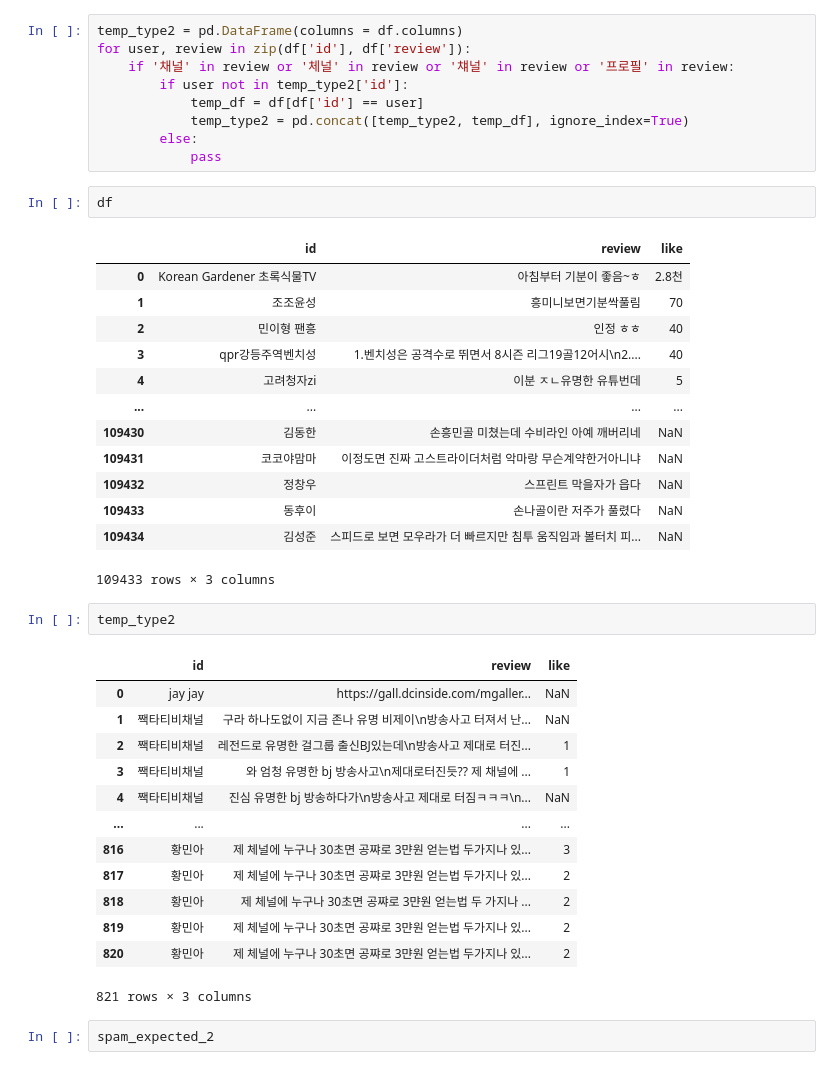
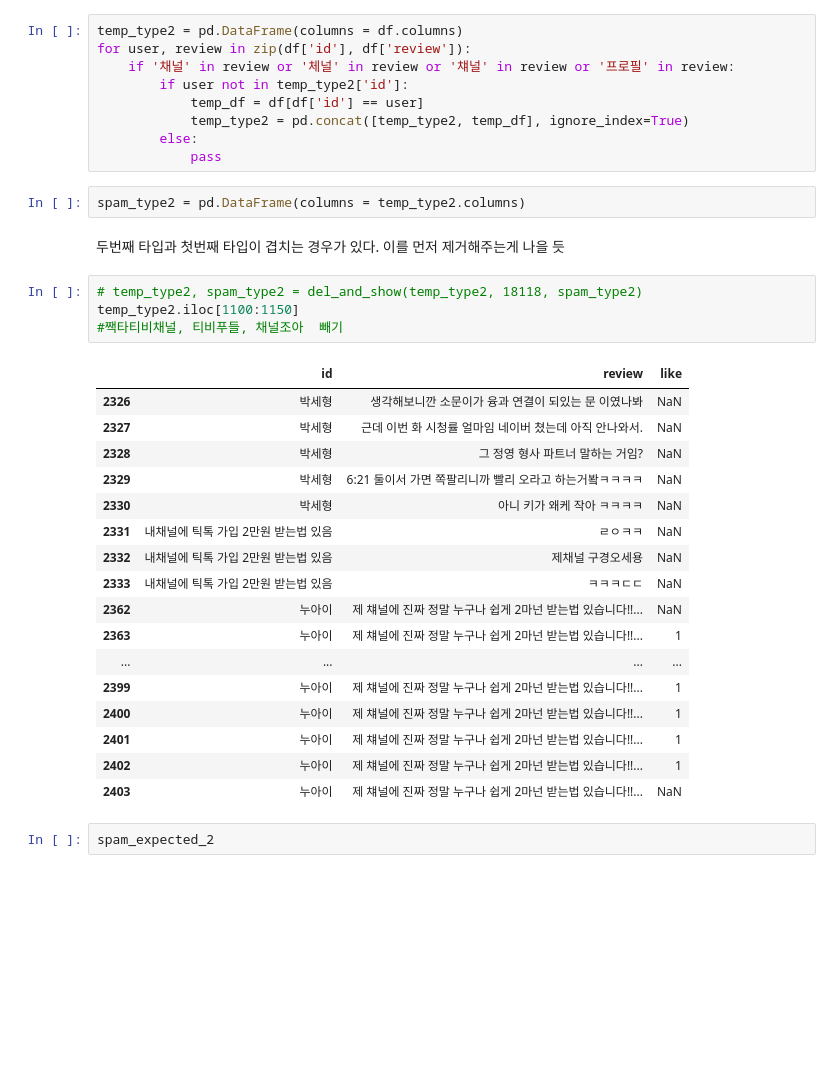
Before and after one commit to subeomsp/TIL_2, a Jupyter notebook: 유튜브 크롤링/BERT 스팸 분류 모델 for Youtube.ipynb, the cells around one changed output. Drawn from its saved outputs; the diff is of its cells as text; blank space fills up the shorter version.

```diff
--- a/유튜브 크롤링/BERT 스팸 분류 모델 for Youtube.ipynb
+++ b/유튜브 크롤링/BERT 스팸 분류 모델 for Youtube.ipynb
@@ -1279,38 +1357,32 @@ for user, review in zip(df['id'], df['review']):
             temp_type2 = pd.concat([temp_type2, temp_df], ignore_index=True)
         else:
             pass
-# %%
-df
-# %% [output]
-|  | id | review | like |
-| 0 | Korean Gardener 초록식물TV | 아침부터 기분이 좋음~ㅎ | 2.8천 |
-| 1 | 조조윤성 | 흥미니보면기분싹풀림 | 70 |
-| 2 | 민이형 팬흥 | 인정 ㅎㅎ | 40 |
-| 3 | qpr강등주역벤치성 | 1.벤치성은 공격수로 뛰면서 8시즌 리그19골12어시\n2.... | 40 |
-| 4 | 고려청자zi | 이분 ㅈㄴ유명한 유튜번데 | 5 |
-| ... | ... | ... | ... |
-| 109430 | 김동한 | 손흥민골 미쳤는데 수비라인 아예 깨버리네 | NaN |
-| 109431 | 코코야맘마 | 이정도면 진짜 고스트라이더처럼 악마랑 무슨계약한거아니냐 | NaN |
-| 109432 | 정창우 | 스프린트 막을자가 읍다 | NaN |
-| 109433 | 동후이 | 손나골이란 저주가 풀렸다 | NaN |
-| 109434 | 김성준 | 스피드로 보면 모우라가 더 빠르지만 침투 움직임과 볼터치 피... | NaN |
-109433 rows × 3 columns
-# %%
-temp_type2
-# %% [output]
-|  | id | review | like |
-| 0 | jay jay | https://gall.dcinside.com/mgaller... | NaN |
-| 1 | 짹타티비채널 | 구라 하나도없이 지금 존나 유명 비제이\n방송사고 터져서 난... | NaN |
-| 2 | 짹타티비채널 | 레전드로 유명한 걸그룹 출신BJ있는데\n방송사고 제대로 터진... | 1 |
-| 3 | 짹타티비채널 | 와 엄청 유명한 bj 방송사고\n제대로터진듯?? 제 채널에 ... | 1 |
-| 4 | 짹타티비채널 | 진심 유명한 bj 방송하다가\n방송사고 제대로 터짐ㅋㅋㅋ\n... | NaN |
-| ... | ... | ... | ... |
-| 816 | 황민아 | 제 체널에 누구나 30초면 공쨔로 3먄원 얻는법 두가지나 있... | 3 |
-| 817 | 황민아 | 제 체널에 누구나 30초면 공쨔로 3먄원 얻는법 두가지나 있... | 2 |
-| 818 | 황민아 | 제 체널에 누구나 30초면 공쨔로 3먄원 얻는법 두 가지나 ... | 2 |
-| 819 | 황민아 | 제 체널에 누구나 30초면 공쨔로 3먄원 얻는법 두가지나 있... | 2 |
-| 820 | 황민아 | 제 체널에 누구나 30초면 공쨔로 3먄원 얻는법 두가지나 있... | 2 |
-821 rows × 3 columns
+# %%
+spam_type2 = pd.DataFrame(columns = temp_type2.columns)
+# %% [markdown]
+두번째 타입과 첫번째 타입이 겹치는 경우가 있다. 이를 먼저 제거해주는게 나을 듯
+# %%
+# temp_type2, spam_type2 = del_and_show(temp_type2, 18118, spam_type2)
+temp_type2.iloc[1100:1150]
+#짹타티비채널, 티비푸들, 채널조아  빼기
+# %% [output]
+|  | id | review | like |
+| 2326 | 박세형 | 생각해보니깐 소문이가 융과 연결이 되있는 문 이였나봐 | NaN |
+| 2327 | 박세형 | 근데 이번 화 시청률 얼마임 네이버 쳤는데 아직 안나와서. | NaN |
+| 2328 | 박세형 | 그 정영 형사 파트너 말하는 거임? | NaN |
+| 2329 | 박세형 | 6:21 둘이서 가면 쪽팔리니까 빨리 오라고 하는거봨ㅋㅋㅋㅋ | NaN |
+| 2330 | 박세형 | 아니 키가 왜케 작아 ㅋㅋㅋㅋ | NaN |
+| 2331 | 내채널에 틱톡 가입 2만원 받는법 있음 | ㄹㅇㅋㅋ | NaN |
+| 2332 | 내채널에 틱톡 가입 2만원 받는법 있음 | 제채널 구경오세용 | NaN |
+| 2333 | 내채널에 틱톡 가입 2만원 받는법 있음 | ㅋㅋㅋㄷㄷ | NaN |
+| 2362 | 누아이 | 제 챼널에 진짜 정말 누구나 쉽게 2마넌 받는법 있습니다!!... | NaN |
+| 2363 | 누아이 | 제 챼널에 진짜 정말 누구나 쉽게 2마넌 받는법 있습니다!!... | 1 |
+| ... | ... | ... | ... |
+| 2399 | 누아이 | 제 챼널에 진짜 정말 누구나 쉽게 2마넌 받는법 있습니다!!... | 1 |
+| 2400 | 누아이 | 제 챼널에 진짜 정말 누구나 쉽게 2마넌 받는법 있습니다!!... | 1 |
+| 2401 | 누아이 | 제 챼널에 진짜 정말 누구나 쉽게 2마넌 받는법 있습니다!!... | 1 |
+| 2402 | 누아이 | 제 챼널에 진짜 정말 누구나 쉽게 2마넌 받는법 있습니다!!... | 1 |
+| 2403 | 누아이 | 제 챼널에 진짜 정말 누구나 쉽게 2마넌 받는법 있습니다!!... | NaN |
 # %%
 spam_expected_2
 # %% [output]
```
Also changed, not shown: parts of 6 cells of this notebook.
